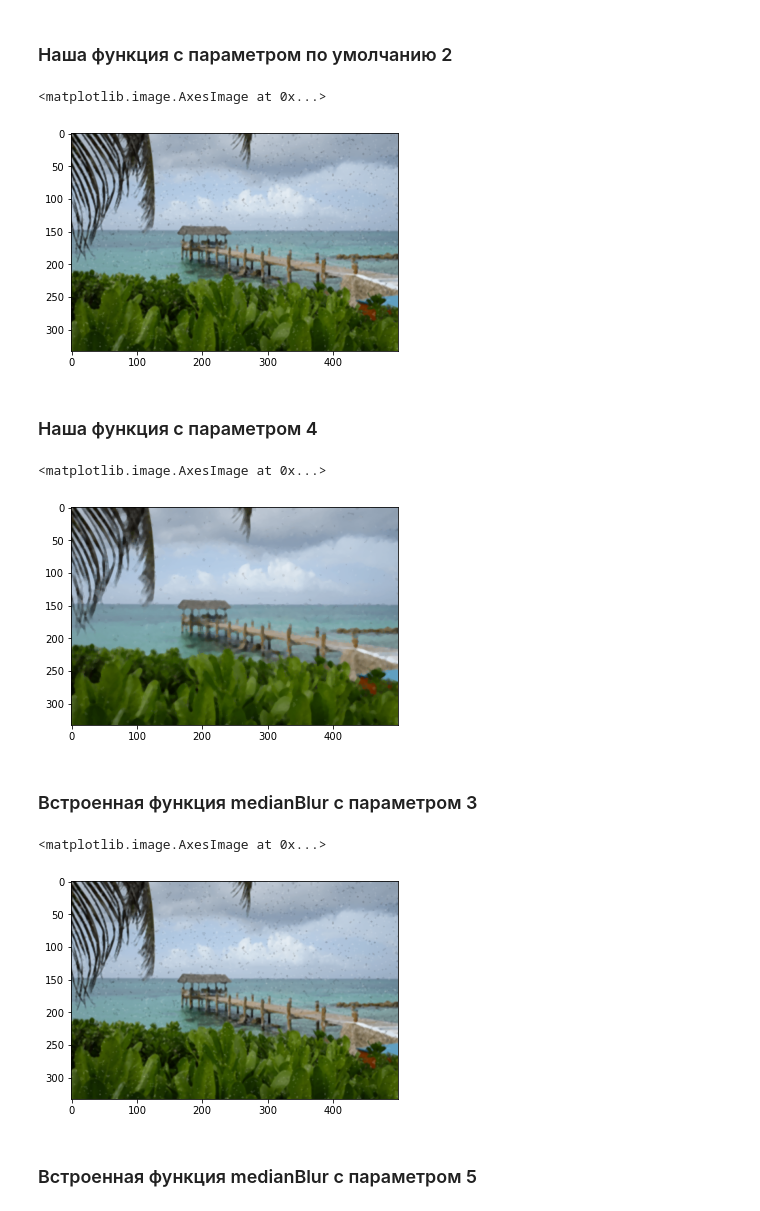
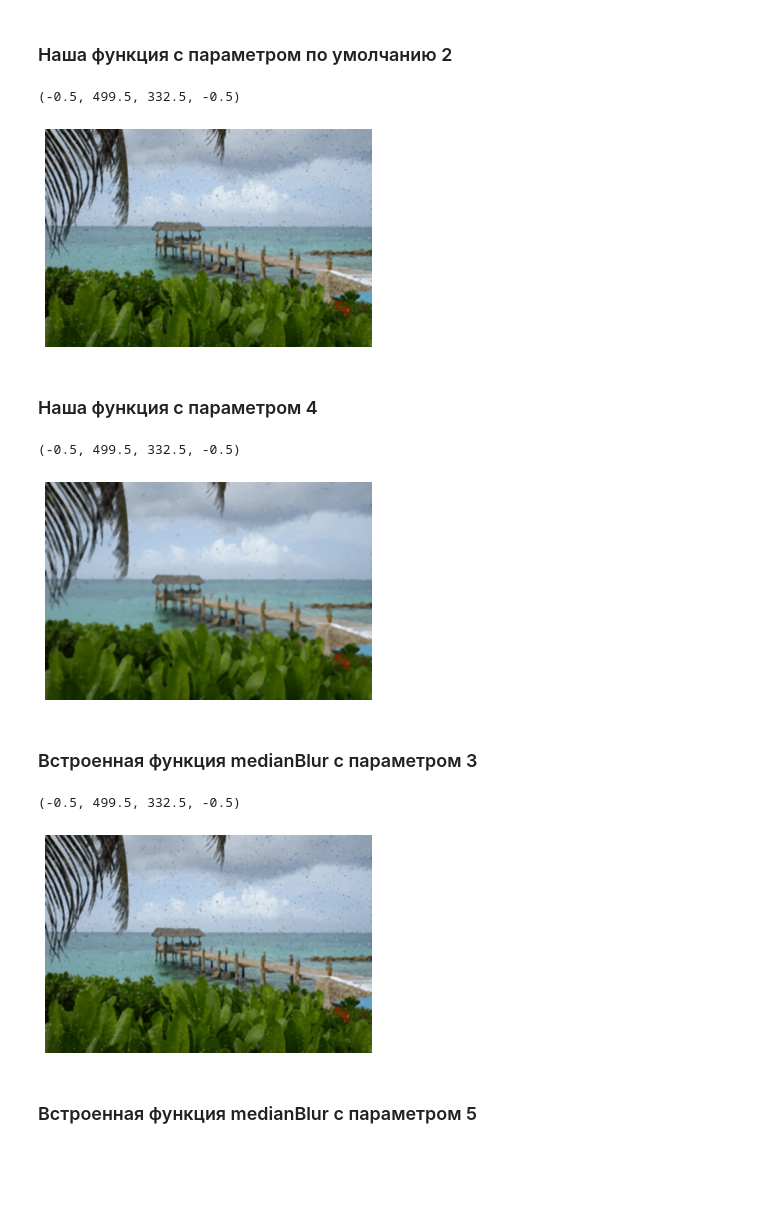
Before and after one commit to OganyanRV/Image-Processing, a Jupyter notebook: laba 2/task 2.1/task2.2.ipynb, the cells around one changed output. Cells and saved outputs as stored; diff of their text form; code cells hidden in the pictures; blank space fills up the shorter version.

```diff
--- a/laba 2/task 2.1/task2.2.ipynb
+++ b/laba 2/task 2.1/task2.2.ipynb
@@ -27,7 +28,7 @@ def Clamp (value: int, min: int, max: int) -> int:
 def MedianFilter (source_image: np.ndarray, x: int, y: int, s: int) -> (int, int, int):
     radiusX = s // 2
     radiusY = s // 2
-    colors = np.zeros(((2 * (s // 2) + 1) ** 2, 3))
+    colors = np.zeros(((2 * (s // 2) + 1) ** 2, 3), dtype=np.uint8)
     values = np.array([], dtype = int)
     height, width, _ = source_image.shape
     cur = 0
@@ -51,11 +52,11 @@ def MedianFilter (source_image: np.ndarray, x: int, y: int, s: int) -> (int, int
 # %%
 def Median_Use(image: np.ndarray, param = 2) -> np.ndarray:
     height, width, _ = image.shape
-    new_image = image.copy()
+    new_image = image.tolist()
     for i in range(height):
         for j in range(width):
                new_image[i][j] = MedianFilter(image, i, j, param)
-    return new_image
+    return np.array(new_image)
 # %% [markdown]
 Картинка из np.ndarray переведена в list, так как итерация по массиву ndarray очень трудоемкая
 # %% [markdown]
@@ -63,25 +64,28 @@ def Median_Use(image: np.ndarray, param = 2) -> np.ndarray:
 # %%
 new_img_two = Median_Use(image)
 plt.imshow(new_img_two)
+plt.axis('off')
 # %% [output]
-<matplotlib.image.AxesImage at 0x...>
+(-0.5, 499.5, 332.5, -0.5)
-[figure, old version]
+[figure, new version]
 # %% [markdown]
 ### Наша функция с параметром 4
 # %%
 new_img = Median_Use(image, 4)
 plt.imshow(new_img)
+plt.axis('off')
 # %% [output]
-<matplotlib.image.AxesImage at 0x...>
+(-0.5, 499.5, 332.5, -0.5)
-[figure, old version]
+[figure, new version]
 # %% [markdown]
 ### Встроенная функция medianBlur с параметром 3
 # %%
 med = cv2.medianBlur(image, 3)
 plt.imshow(med)
+plt.axis('off')
 # %% [output]
-<matplotlib.image.AxesImage at 0x...>
+(-0.5, 499.5, 332.5, -0.5)
-[figure, old version]
+[figure, new version]
 # %% [markdown]
 ### Встроенная функция medianBlur с параметром 5
 # %%
```
Also changed, not shown: parts of 7 cells of this notebook.
